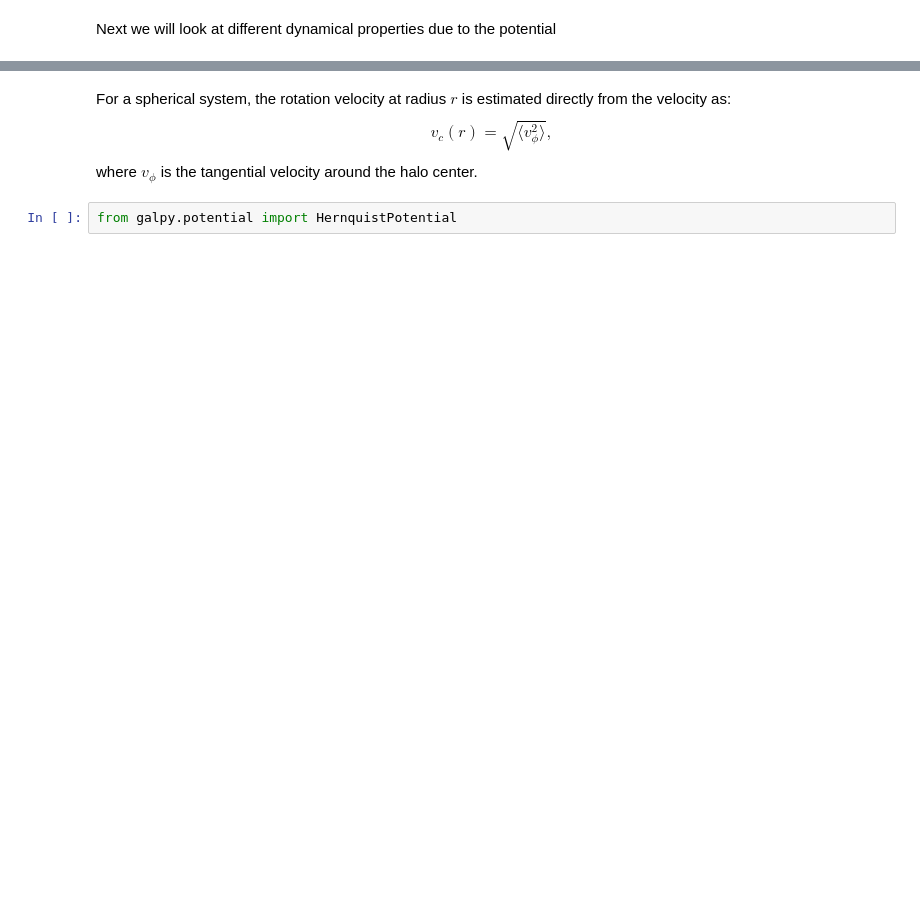
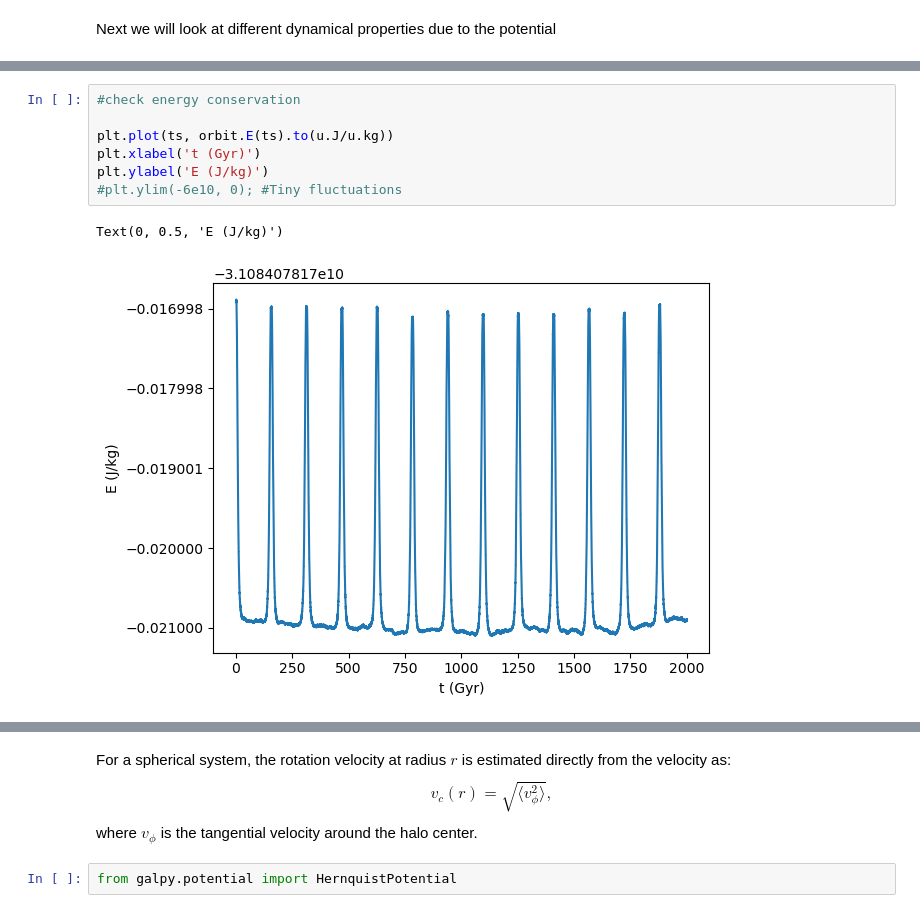
Before and after one commit to gvansan/TANA_notebooks, a Jupyter notebook: Project/hdf5_file_mathijs.ipynb, the cells around one changed output, grey strips where cells are left out. Drawn from its saved outputs; the diff is of its cells as text; blank space fills up the shorter version.

```diff
--- a/Project/hdf5_file_mathijs.ipynb
+++ b/Project/hdf5_file_mathijs.ipynb
@@ -519,0 +558,10 @@ plt.show()
+# %%
+#check energy conservation
+
+plt.plot(ts, orbit.E(ts).to(u.J/u.kg))
+plt.xlabel('t (Gyr)')
+plt.ylabel('E (J/kg)')
+#plt.ylim(-6e10, 0); #Tiny fluctuations
+# %% [output]
+Text(0, 0.5, 'E (J/kg)')
+[figure, added]
```
Also changed, not shown: parts of 10 cells of this notebook.
